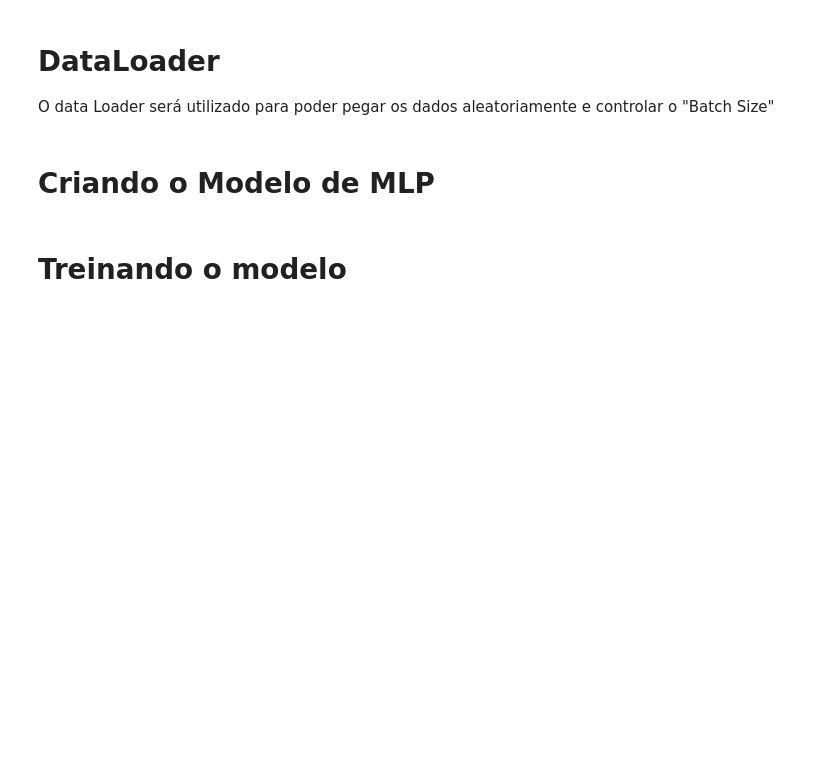
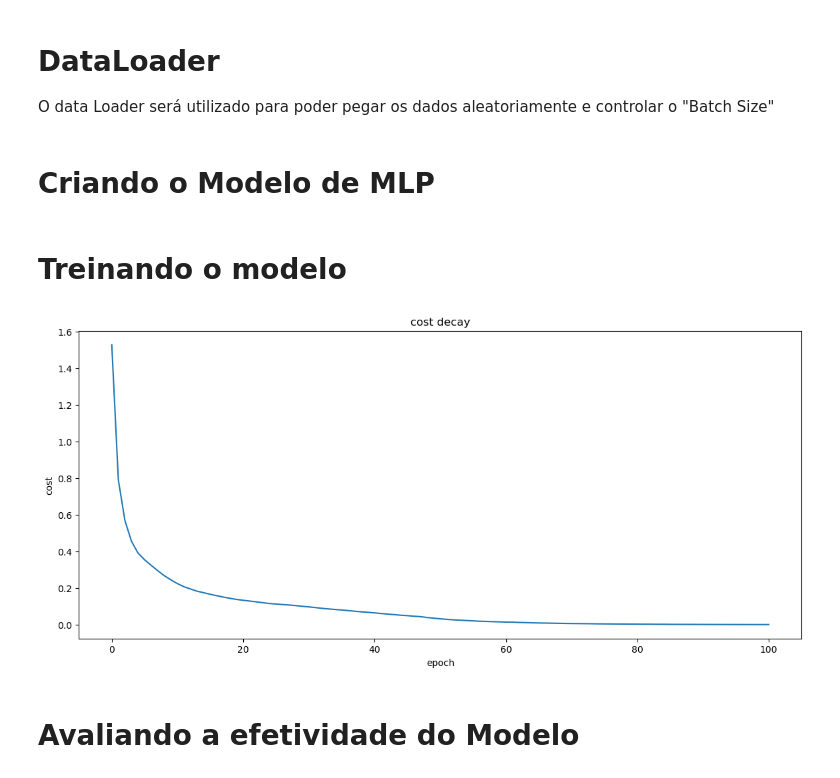
Before and after one commit to Erickllino/Projeto-IF702, a Jupyter notebook: main.ipynb, the cells around one changed output. Cells and saved outputs as stored; diff of their text form; code cells hidden in the pictures; blank space fills up the shorter version.

```diff
--- a/main.ipynb
+++ b/main.ipynb
@@ -83,3 +49,27 @@ class MLP_Model(nn.Module):
+# %%
+class MLP_Model(nn.Module):
+    def __init__(self):
+        super(MLP_Model,self).__init__()
+
+
+        self.A1 = nn.Flatten()
+        self.L1 = nn.Linear(28*28,80)
+        self.A2 = nn.ReLU()
+        self.L2 = nn.Linear(80,40)
+        self.L3 = nn.Linear(40,10)
+
+
+    def forward(self, x):
+
+        x = self.A1(x)
+        x = self.L1(x)
+        x = self.A2(x)
+        x = self.L2(x)
+        x = self.A2(x)
+        x = self.L3(x)
+
+
+        return x
 # %% [markdown]
 # Treinando o modelo
 # %%
@@ -108,3 +98,13 @@ def training( N_Epochs, model, loss_fn, opt  ):
     plt.plot(loss_list)
     plt.xlabel("epoch")
     plt.ylabel("cost")
+# %%
+epoch = 100
+model =  MLP_Model()
+loss = nn.CrossEntropyLoss()
+opt = torch.optim.Adam( model.parameters(), lr=0.00003 )
+training(epoch,model, loss, opt)
+# %% [output]
+[figure, added]
+# %% [markdown]
+# Avaliando a efetividade do Modelo
```
Also changed, not shown: parts of 6 cells of this notebook.
